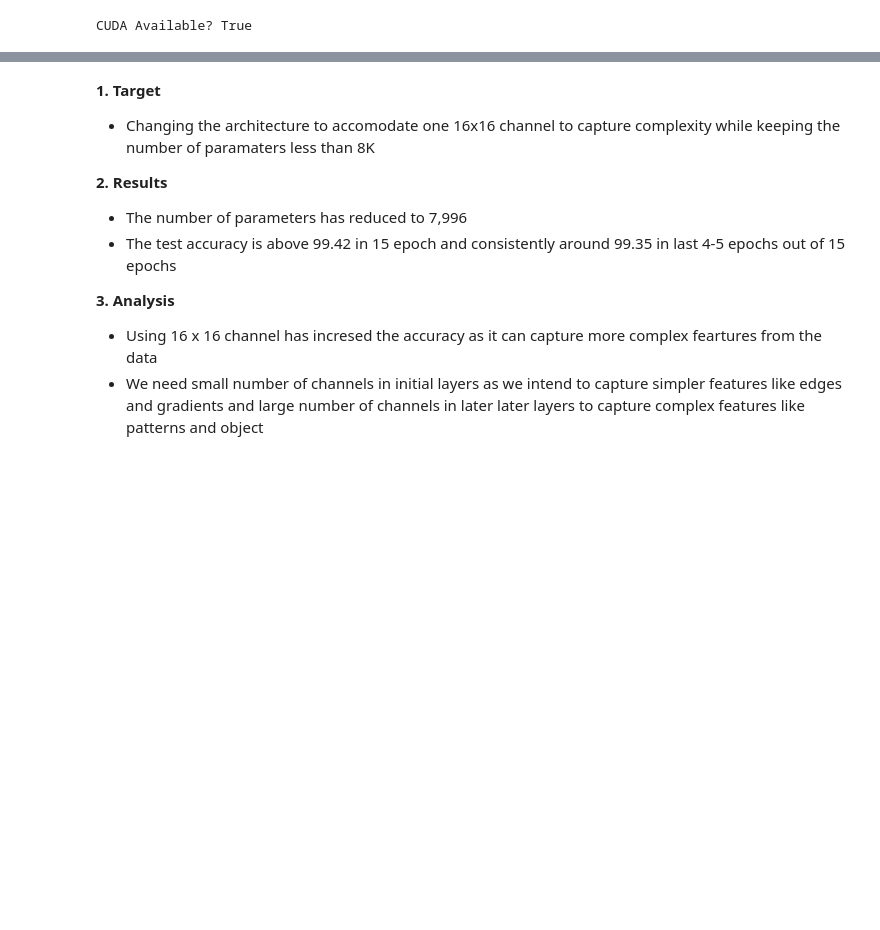
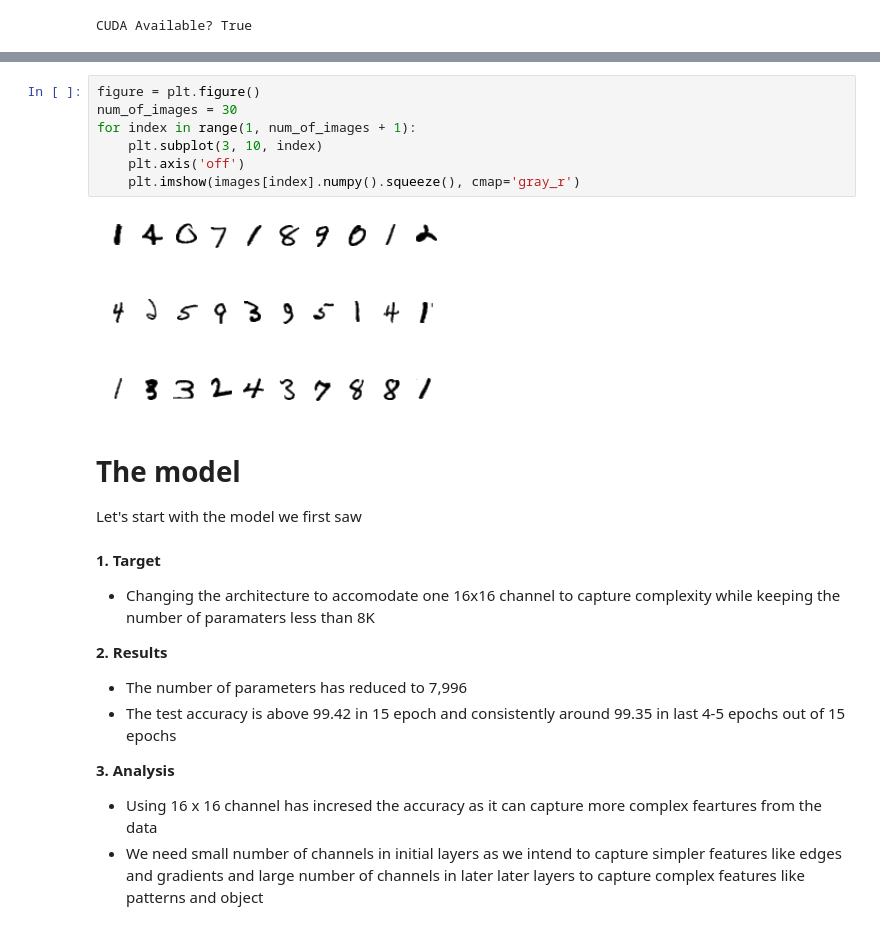
Before and after one commit to ckgpeace/EVA5B2, a Jupyter notebook: S6/Session6_1.ipynb, the cells around one changed output, grey strips where cells are left out. Drawn from its saved outputs; the diff is of its cells as text; blank space fills up the shorter version.

```diff
--- a/S6/Session6_1.ipynb
+++ b/S6/Session6_1.ipynb
@@ -64,3 +102,15 @@ CUDA Available? True
+# %%
+figure = plt.figure()
+num_of_images = 30
+for index in range(1, num_of_images + 1):
+    plt.subplot(3, 10, index)
+    plt.axis('off')
+    plt.imshow(images[index].numpy().squeeze(), cmap='gray_r')
+# %% [output]
+[figure, added]
+# %% [markdown]
+# The model
+Let's start with the model we first saw
 # %% [markdown]
 **1.   Target**
 - Changing the architecture to accomodate one 16x16 channel to capture complexity while keeping the number of paramaters less than 8K
```
Also changed, not shown: parts of 18 cells of this notebook.
